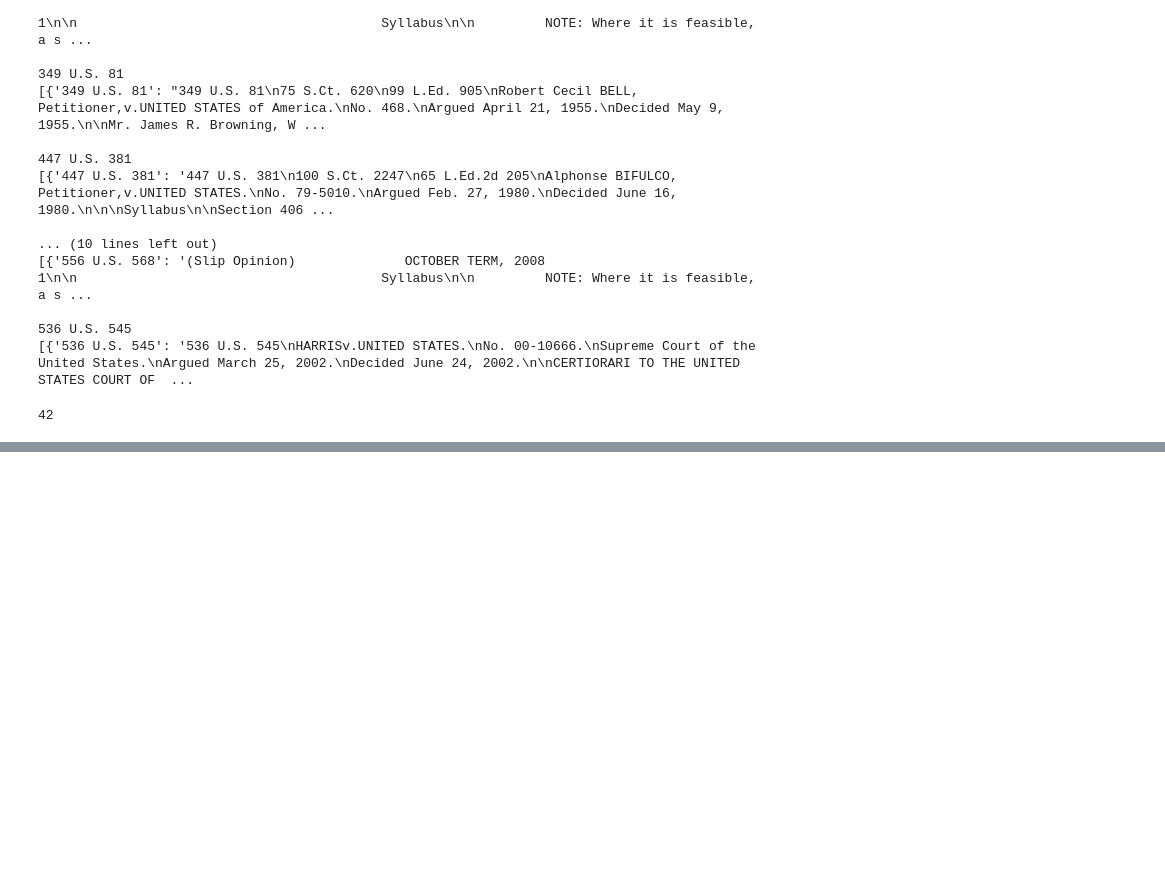
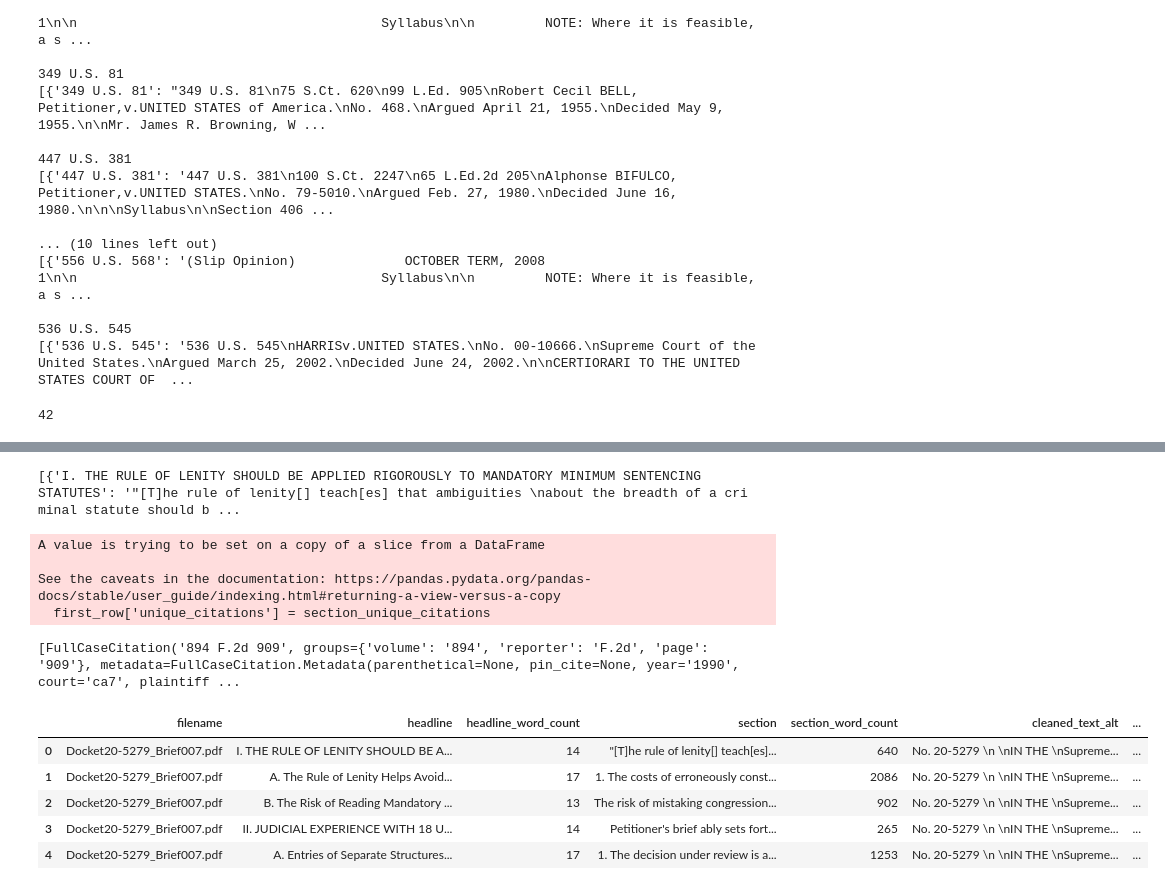
Before and after one commit to jesse-woo/legal-arguments-dataset, a Jupyter notebook: caselaw_scrape/citation_download.ipynb, the cells around one changed output, grey strips where cells are left out. Cells and saved outputs as stored; diff of their text form; code cells hidden in the pictures; blank space fills up the shorter version.

Commit message:
Extracted all citations

```diff
--- a/caselaw_scrape/citation_download.ipynb
+++ b/caselaw_scrape/citation_download.ipynb
@@ -9,6 +9,9 @@ with open(token_file_path, 'r') as file:
 # %%
 import pandas as pd
 df = pd.read_json('./dataset_complete_08222024.jsonl', lines=True)
+# %%
+# Create a new column for unique citations for each row
+df['unique_citations'] = None
 # %%
 df.head()
 # %% [output]
@@ -485,0 +507,3 @@ print(len(all_citation_data))
+# %%
+first_row = df.iloc[0]
+print(first_row)
@@ -485,0 +525,23 @@ print(len(all_citation_data))
+# %%
+print(first_row["sections_alt"])
+# %% [output]
+[{'I. THE RULE OF LENITY SHOULD BE APPLIED RIGOROUSLY TO MANDATORY MINIMUM SENTENCING STATUTES': '"[T]he rule of lenity[] teach[es] that ambiguities \nabout the breadth of a cri minal statute should b ...
+# %%
+# Test this on a single row
+test_all_unique_citations = set()
+sections = first_row["sections_alt"]
+# Need to loop through sections because I'm dumb and didn't merge the dictionary. Maybe change that later.
+for section in sections:
+    for header, text in section.items():
+        section_unique_citations = get_unique_citations(text)
+        test_all_unique_citations.update(set(section_unique_citations))
+        first_row['unique_citations'] = section_unique_citations
+# %% [output]
+A value is trying to be set on a copy of a slice from a DataFrame
+
+See the caveats in the documentation: https://pandas.pydata.org/pandas-docs/stable/user_guide/indexing.html#returning-a-view-versus-a-copy
+  first_row['unique_citations'] = section_unique_citations
+# %%
+print(first_row["unique_citations"])
+# %% [output]
+[FullCaseCitation('894 F.2d 909', groups={'volume': '894', 'reporter': 'F.2d', 'page': '909'}, metadata=FullCaseCitation.Metadata(parenthetical=None, pin_cite=None, year='1990', court='ca7', plaintiff ...
@@ -485,0 +550,33 @@ print(len(all_citation_data))
+# %%
+# Flatten the dataframe to one row for each section
+# Step 1: Flatten the dataframe to extract headlines, sections, and filename
+flattened_data = []
+for _, row in df.iterrows():
+    filename = row['filename']
+    for entry in row['sections_alt']:
+        for headline, section in entry.items():
+            headline_word_count = len(headline.split())
+            section_word_count = len(section.split()) if section is not None else -1  # Handle None sections
+            flattened_data.append({
+                'filename': filename,
+                'headline': headline,
+                'headline_word_count': headline_word_count,
+                'section': section,
+                'section_word_count': section_word_count,
+                'cleaned_text_alt': row['cleaned_text_alt'],
+                'cleaned_content_alt': row['cleaned_content_alt'],
+                'cleaned_args': row['cleaned_args'],
+                'sections_alt': row['sections_alt'],
+            })
+
+# Convert to a new dataframe
+flat_df = pd.DataFrame(flattened_data)
+# %%
+flat_df.head()
+# %% [output]
+|  | filename | headline | headline_word_count | section | section_word_count | cleaned_text_alt | ... |
+| 0 | Docket20-5279_Brief007.pdf | I. THE RULE OF LENITY SHOULD BE A... | 14 | "[T]he rule of lenity[] teach[es]... | 640 | No. 20-5279 \n \nIN THE \nSupreme... | ... |
+| 1 | Docket20-5279_Brief007.pdf | A. The Rule of Lenity Helps Avoid... | 17 | 1. The costs of erroneously const... | 2086 | No. 20-5279 \n \nIN THE \nSupreme... | ... |
+| 2 | Docket20-5279_Brief007.pdf | B. The Risk of Reading Mandatory ... | 13 | The risk of mistaking congression... | 902 | No. 20-5279 \n \nIN THE \nSupreme... | ... |
+| 3 | Docket20-5279_Brief007.pdf | II. JUDICIAL EXPERIENCE WITH 18 U... | 14 | Petitioner's brief ably sets fort... | 265 | No. 20-5279 \n \nIN THE \nSupreme... | ... |
+| 4 | Docket20-5279_Brief007.pdf | A. Entries of Separate Structures... | 17 | 1. The decision under review is a... | 1253 | No. 20-5279 \n \nIN THE \nSupreme... | ... |
```
Also changed, not shown: parts of 13 cells of this notebook.
